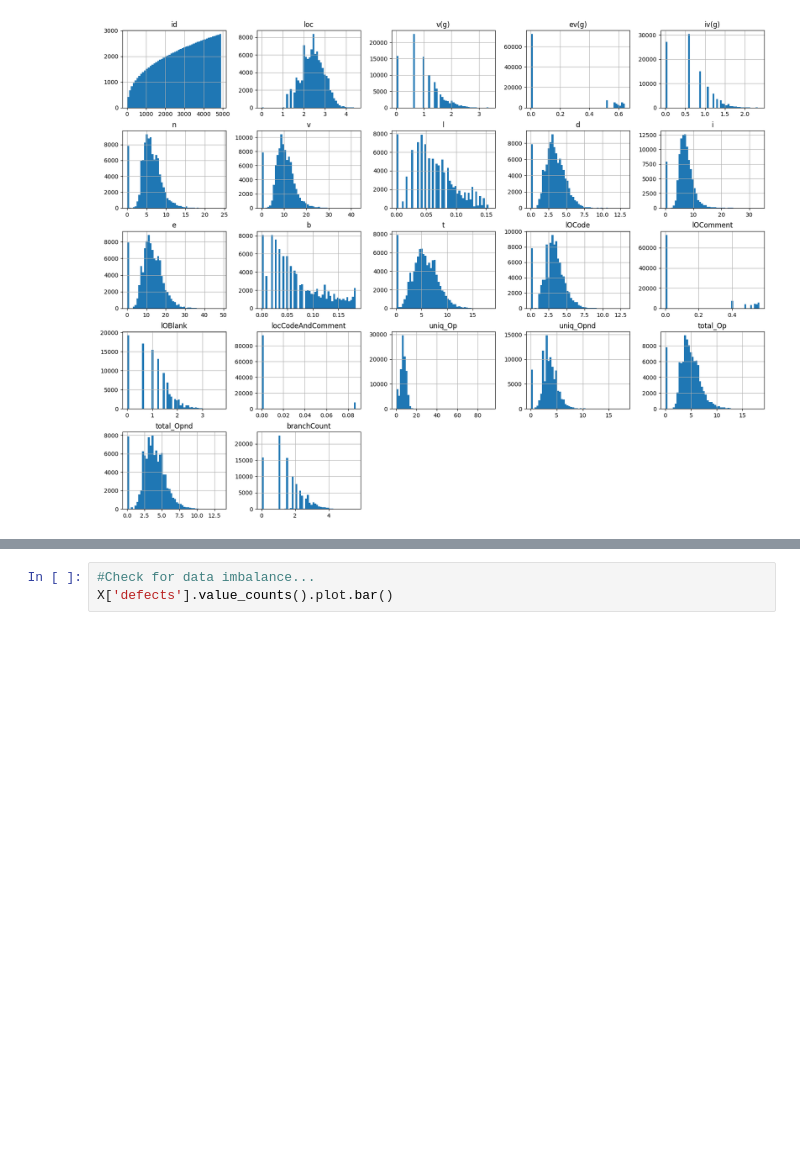
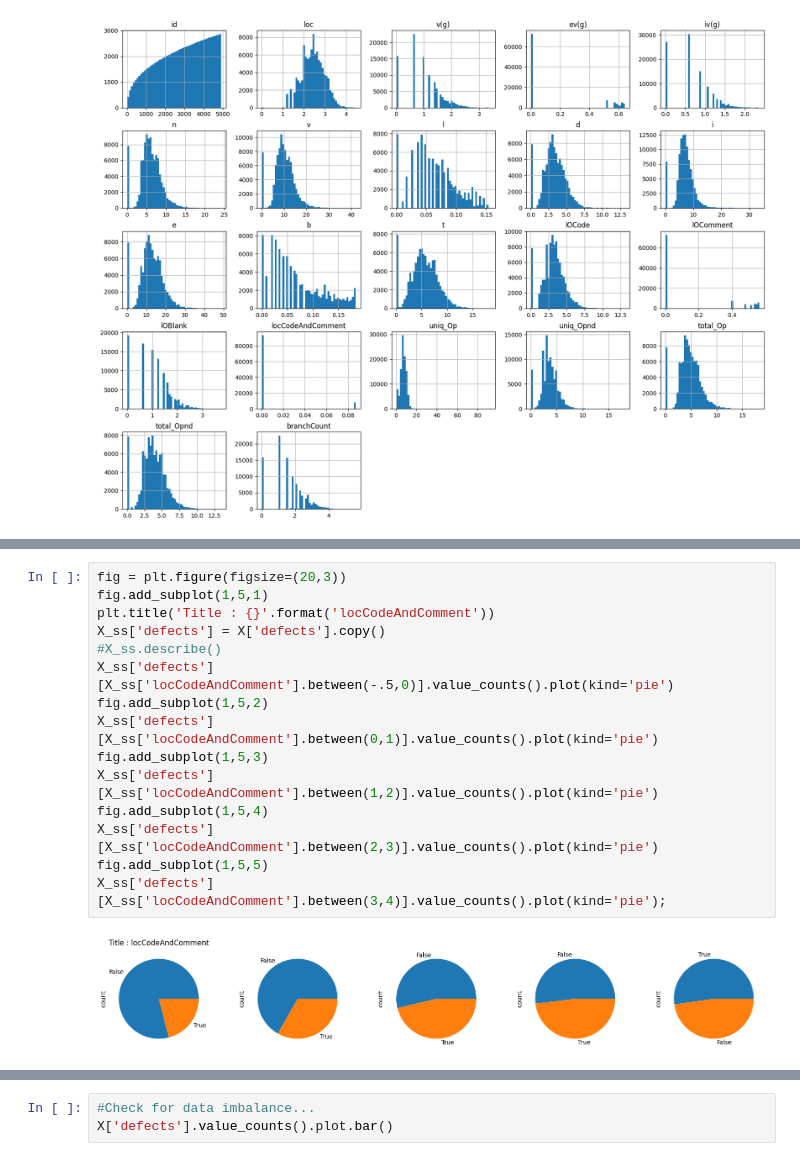
Before and after one commit to liebersi/Kaggle_Competitions, a Jupyter notebook: binary-classification-of-code-defects.ipynb, the cells around one changed output, grey strips where cells are left out. Saved outputs shown, nothing was run; the diff lists cells and outputs as text; blank space fills up the shorter version.

Commit message:
Kaggle Notebook | Binary Classification of code defects | Version 4

```diff
--- a/binary-classification-of-code-defects.ipynb
+++ b/binary-classification-of-code-defects.ipynb
@@ -265,3 +258,20 @@ X_ss = pd.DataFrame(my_ss.fit_transform(X_ss),columns=features)
 X_ss.hist(bins=50,figsize=(20,15));
 # %% [output]
 [figure]
+# %%
+fig = plt.figure(figsize=(20,3))
+fig.add_subplot(1,5,1)
+plt.title('Title : {}'.format('locCodeAndComment'))
+X_ss['defects'] = X['defects'].copy()
+#X_ss.describe()
+X_ss['defects'][X_ss['locCodeAndComment'].between(-.5,0)].value_counts().plot(kind='pie')
+fig.add_subplot(1,5,2)
+X_ss['defects'][X_ss['locCodeAndComment'].between(0,1)].value_counts().plot(kind='pie')
+fig.add_subplot(1,5,3)
+X_ss['defects'][X_ss['locCodeAndComment'].between(1,2)].value_counts().plot(kind='pie')
+fig.add_subplot(1,5,4)
+X_ss['defects'][X_ss['locCodeAndComment'].between(2,3)].value_counts().plot(kind='pie')
+fig.add_subplot(1,5,5)
+X_ss['defects'][X_ss['locCodeAndComment'].between(3,4)].value_counts().plot(kind='pie');
+# %% [output]
+[figure, added]
```
Also changed, not shown: parts of 26 cells of this notebook.
